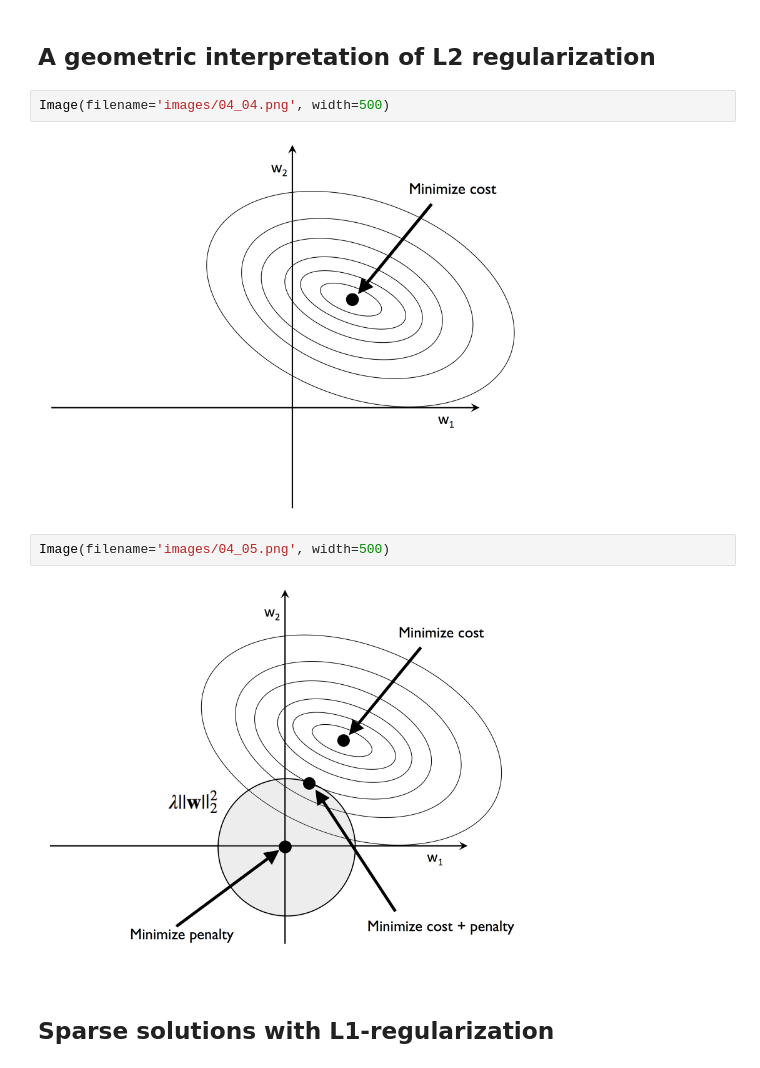
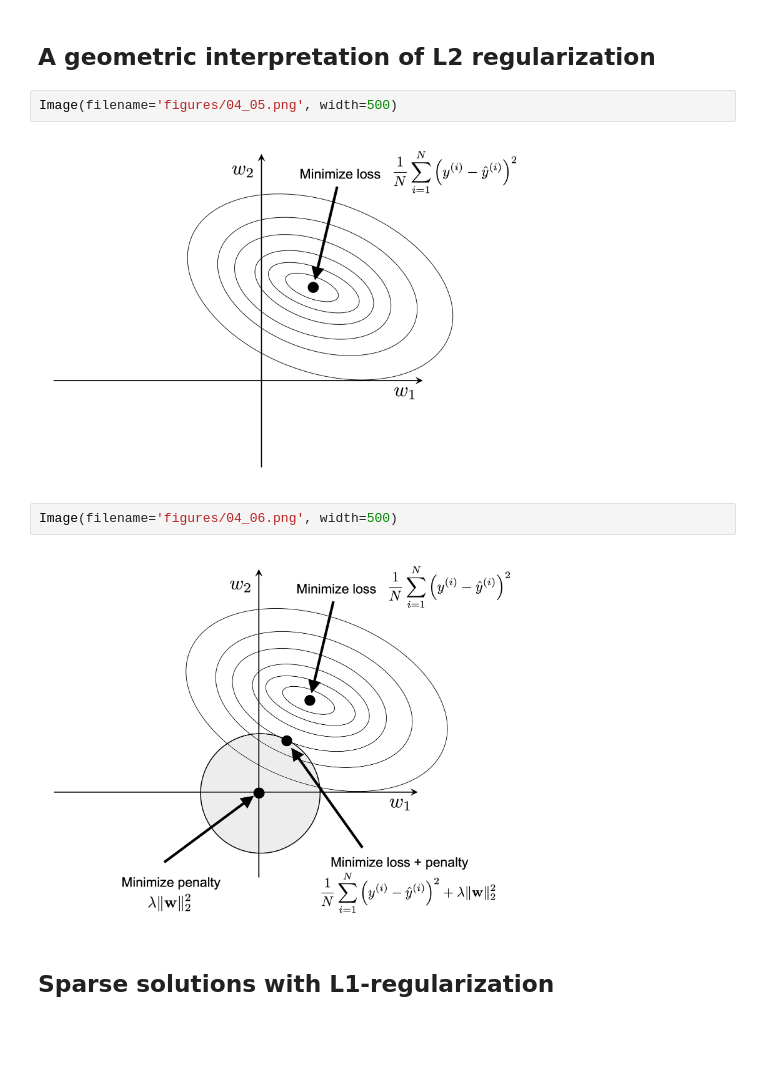
Before and after one commit to MrIny/MLbook, a Jupyter notebook: ch04.ipynb, the cells around one changed output. Drawn from its saved outputs; the diff is of its cells as text; blank space fills up the shorter version.

```diff
--- a/ch04.ipynb
+++ b/ch04.ipynb
@@ -485,13 +484,13 @@ normalized: [0.  0.2 0.4 0.6 0.8 1. ]
 # %% [markdown]
 ## A geometric interpretation of L2 regularization
 # %%
-Image(filename='images/04_04.png', width=500)
+Image(filename='figures/04_05.png', width=500)
 # %% [output]
-[figure, old version]
+[figure, new version]
 # %%
-Image(filename='images/04_05.png', width=500)
+Image(filename='figures/04_06.png', width=500)
 # %% [output]
-[figure, old version]
+[figure, new version]
 # %% [markdown]
 ## Sparse solutions with L1-regularization
 # %%
```
Also changed, not shown: parts of 23 cells of this notebook.
